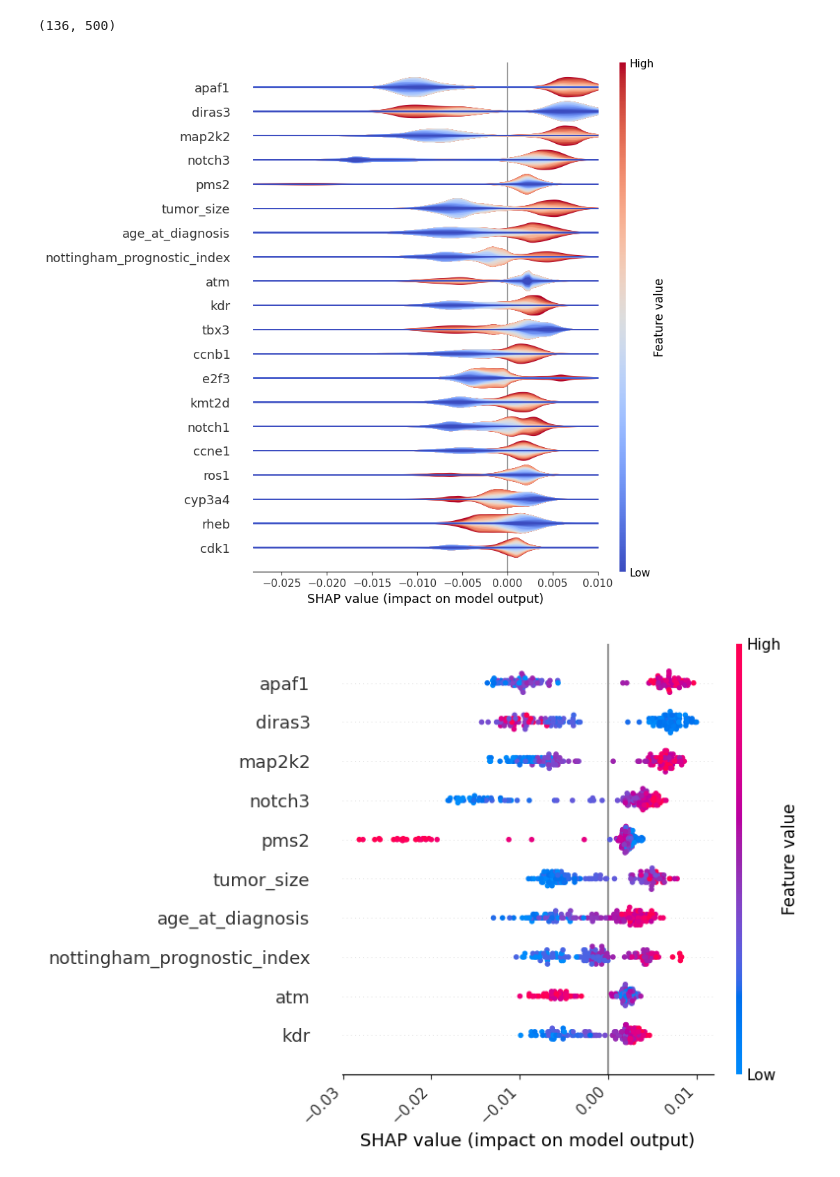
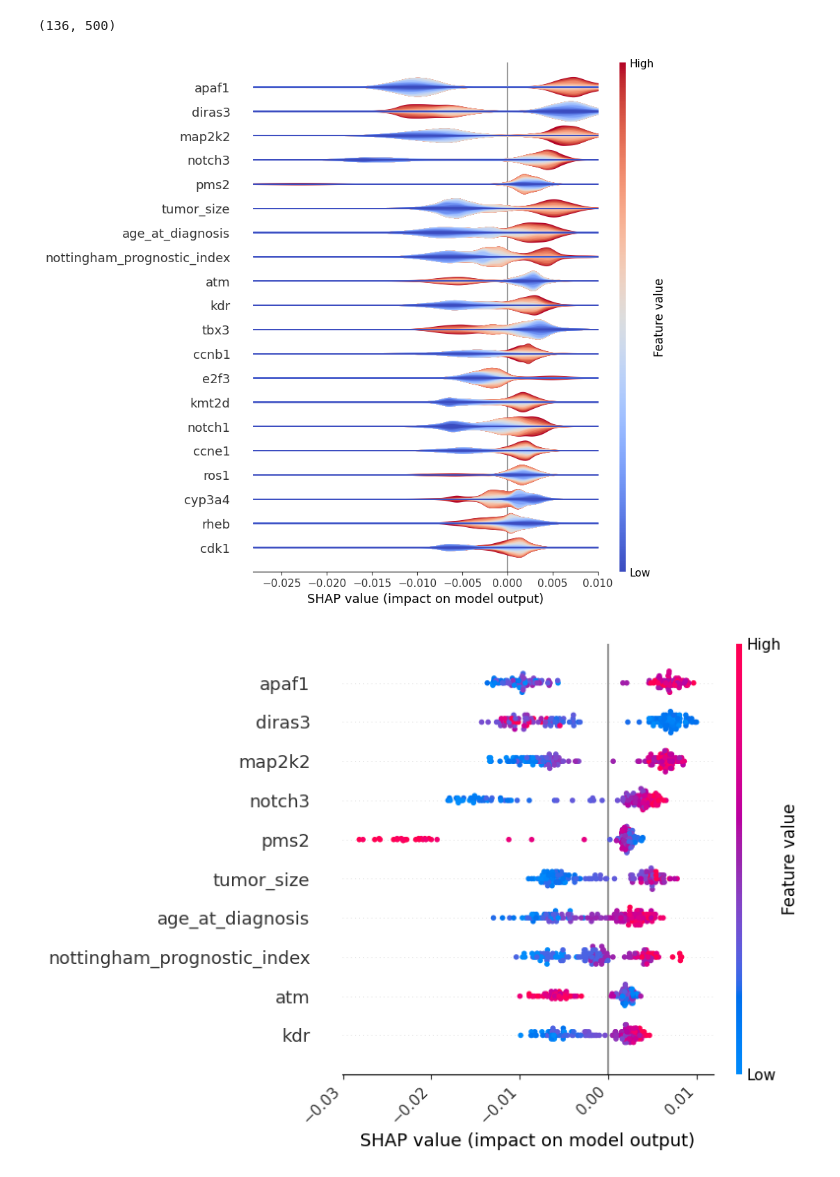
Before and after one commit to AlexandrosMiteloudis/DAMA_Hackathon, a Jupyter notebook: notebooks/METABRIC_CIBCB_pipeline.ipynb, the cells around one changed output. Cells and saved outputs as stored; diff of their text form; code cells hidden in the pictures.

```diff
--- a/notebooks/METABRIC_CIBCB_pipeline.ipynb
+++ b/notebooks/METABRIC_CIBCB_pipeline.ipynb
@@ -192,4 +205,4 @@ Examined feature: lymph_nodes_examined_positive (mean ± std):
 # %%
 X_train, X_test, y_train, y_test = train_test_split(
-    X, y, test_size=0.2, random_state=RANDOM_STATE, stratify=y
+    X_imputed, y, test_size=0.2, random_state=RANDOM_STATE, stratify=y
 )
@@ -295,3 +209,10 @@ Median per numeric column with missing values:
+# %%
+scaler = StandardScaler()
+
+X_train_scaled = pd.DataFrame(scaler.fit_transform(X_train),
+                              columns=X_train.columns)
+X_test_scaled = pd.DataFrame(scaler.transform(X_test),
+                             columns=X_test.columns)
 # %%
 models = {
     'Logistic Regression': (
@@ -327,10 +248,10 @@ for name, (model, params) in models.items():
         refit="roc_auc",
         n_jobs=-1
     )
-    grid.fit(X_train_processed, y_train)
+    grid.fit(X_train_scaled, y_train)
 
-    test_proba = grid.predict_proba(X_test_processed)[:, 1]
-    test_pred = grid.predict(X_test_processed)
+    test_proba = grid.predict_proba(X_test_scaled)[:, 1]
+    test_pred = grid.predict(X_test_scaled)
 
     test_auc = roc_auc_score(y_test, test_proba)
     test_bal_acc = balanced_accuracy_score(y_test, test_pred)
@@ -350,7 +271,6 @@ for name, (model, params) in models.items():
         winning_model_name = name
         winning_model = grid.best_estimator_
 
-
 print(f"\n\n🏆 WINNING MODEL: {winning_model_name} (Test AUC: {best_auc:.3f}, Test Bal Acc: {best_bal_acc:.3f})")
 # %% [output]
 Logistic Regression  | CV AUC = 0.694 | CV Bal Acc = 0.614 | Test AUC = 0.628 | Test Bal Acc = 0.587
@@ -556,7 +469,7 @@ plt.show()
 # TreeExplainer calculates the exact marginal contribution of every clinical feature.
 
 explainer = shap.TreeExplainer(winning_model)
-shap_values = explainer.shap_values(X_test_processed)
+shap_values = explainer.shap_values(X_test_scaled)
 shap_values.shape
 # %% [output]
 (136, 500, 2)
@@ -576,10 +489,10 @@ shap_values_death.shape
 # %%
 # Layered violin plot explanation: https://shap.readthedocs.io/en/stable/example_notebooks/api_examples/plots/violin.html
 
-shap.plots.violin(shap_values_death, features=X_test_processed,
+shap.plots.violin(shap_values_death, features=X_test_scaled,
                    feature_names=features, plot_type="layered_violin")
 # %% [output]
-[figure, old version]
+[figure, new version]
 # %%
 """
 Plot the top 10 most important features
@@ -589,7 +502,7 @@ Dots pushed to the right mean that feature increased the risk of death.
 """
 
 shap.summary_plot(shap_values_death,
-                    X_test_processed,
+                    X_test_scaled,
                     feature_names=features,
                     max_display=10,
                     show=False)
@@ -599,4 +512,4 @@ plt.xticks(rotation=45, ha='right')
 plt.tight_layout()
 plt.show()
 # %% [output]
-[figure, old version]
+[figure, new version]
```
Also changed, not shown: parts of 29 cells of this notebook.
